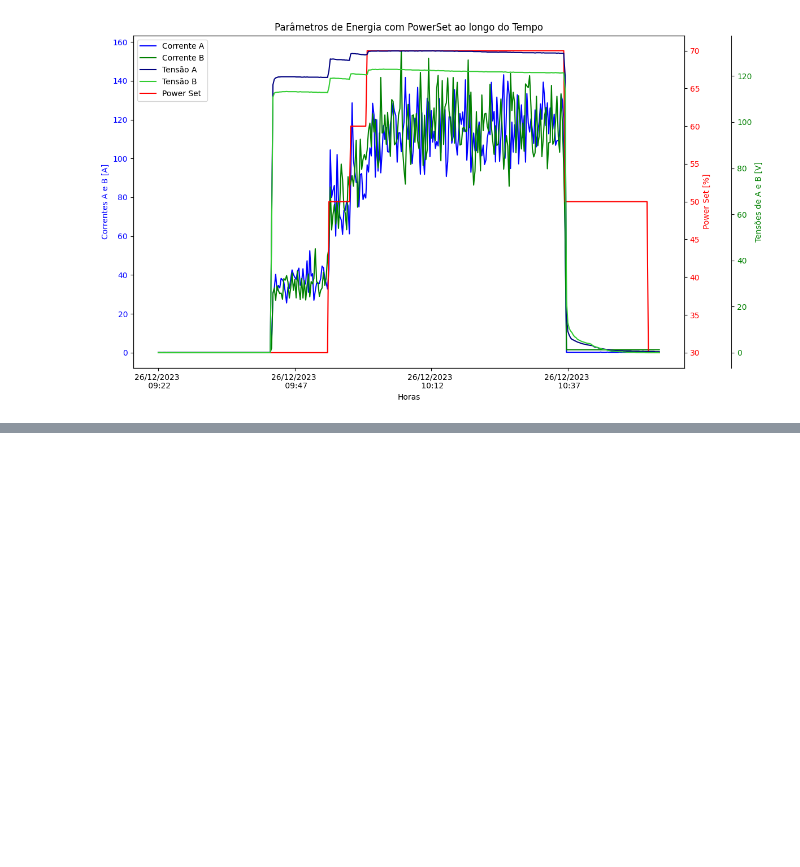
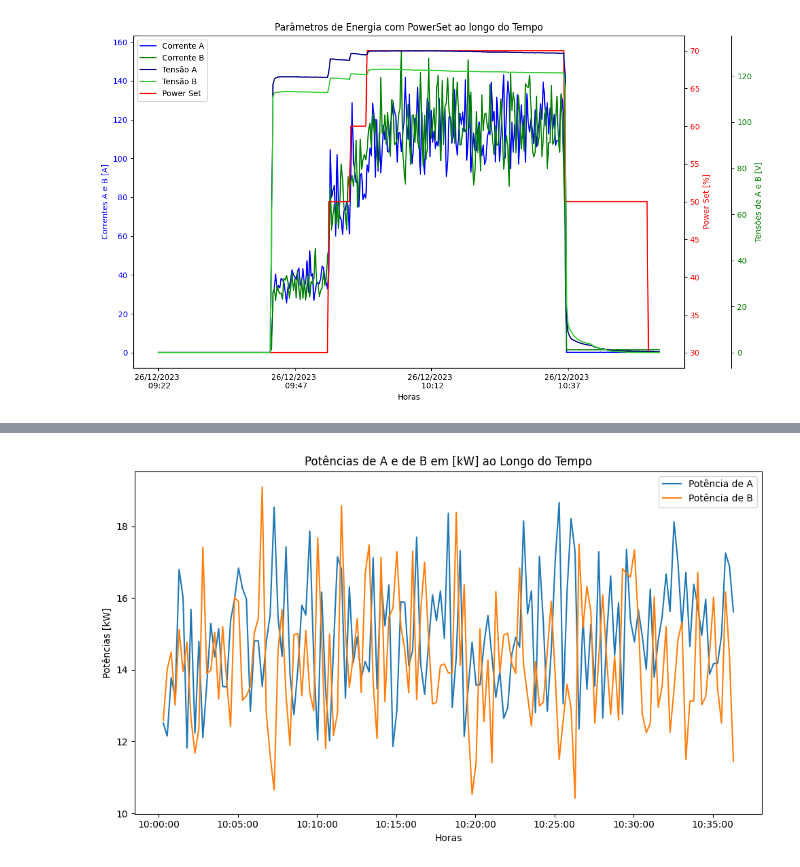
Before and after one commit to MalVaroTor/MalVaroTor, a Jupyter notebook: TCC_1_Teste_Energia_Grafico.ipynb, the cells around one changed output, grey strips where cells are left out. Cells and saved outputs as stored; diff of their text form; code cells hidden in the pictures; blank space fills up the shorter version.

```diff
--- a/TCC_1_Teste_Energia_Grafico.ipynb
+++ b/TCC_1_Teste_Energia_Grafico.ipynb
@@ -550,0 +671,32 @@ plt.show()
+# %%
+# CRIANDO A FIGURA.
+plt.figure(figsize=(10, 6))
+
+# PLOTANDO OS DADOS DO GRÁFICO.
+plt.plot(db_ps['Data/Hora'], \
+            db_ps['Potencia_A_[kW]'], \
+                label='Potência de A')
+
+plt.plot(db_ps['Data/Hora'], \
+            db_ps['Potencia_B_[kW]'], \
+                label='Potência de B')
+
+# ADICIONADNO OS EIXOS.
+plt.xlabel('Horas')
+
+plt.ylabel('Potências [kW]')
+
+plt.title('Potências de A e de B em [kW] ao Longo do Tempo')
+
+# ADICIONADNO A LEGENDA.
+plt.legend()
+
+# FORMATANDO O EIXO X.
+plt.gca().xaxis.set_major_formatter(plt.matplotlib.dates.DateFormatter('%H:%M:%S'))
+
+# EXIBINDO O GRÁFICO.
+plt.tight_layout()
+
+plt.show()
+# %% [output]
+[figure, added]
```
Also changed, not shown: parts of 15 cells of this notebook.
